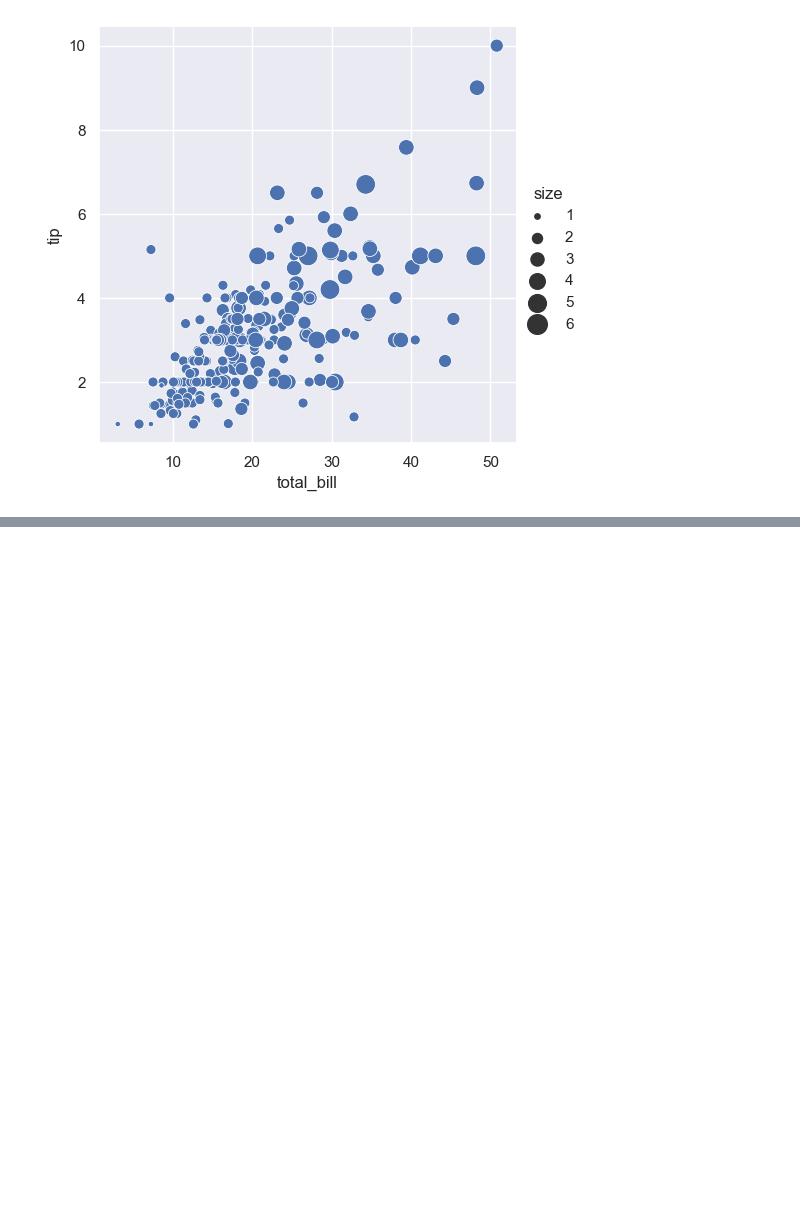
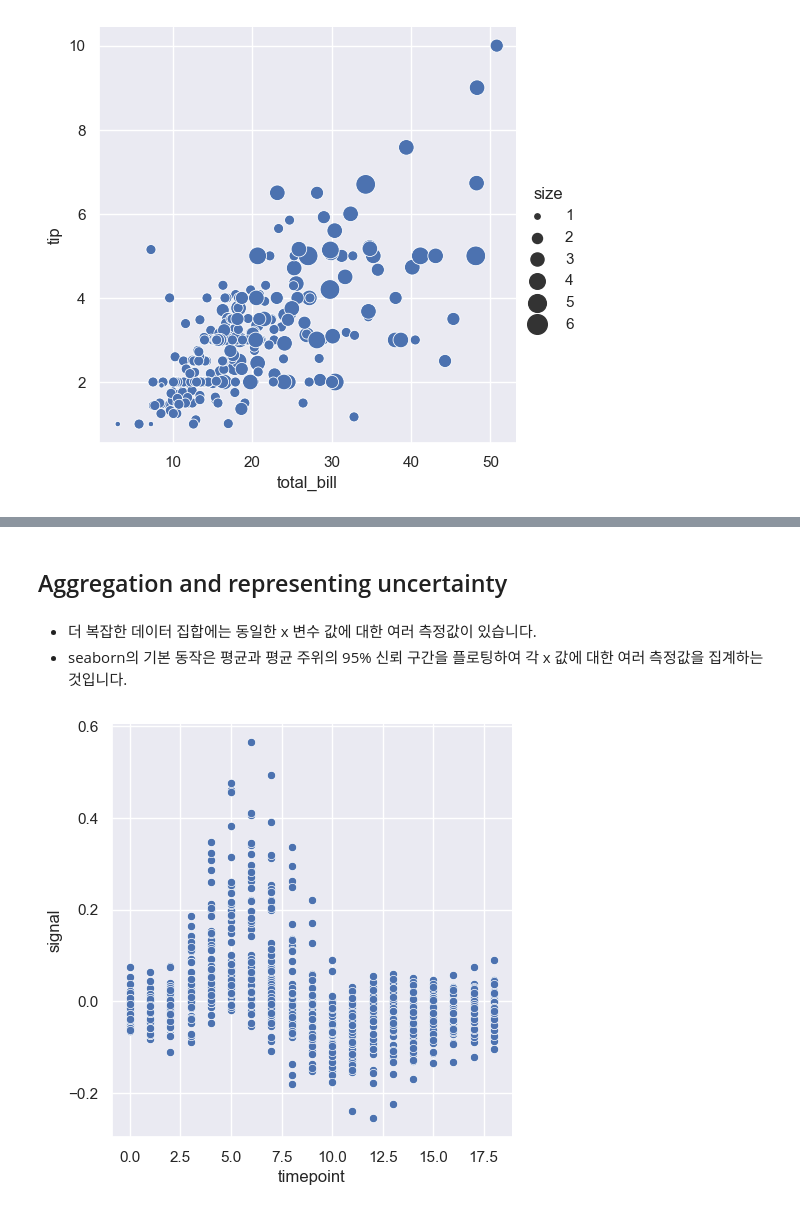
Before and after one commit to kinghy00/Seaborn-Tutorial, a Jupyter notebook: Visualizing_statistical_relationships.ipynb, the cells around one changed output, grey strips where cells are left out. Cells and saved outputs as stored; diff of their text form; code cells hidden in the pictures; blank space fills up the shorter version.

```diff
--- a/Visualizing_statistical_relationships.ipynb
+++ b/Visualizing_statistical_relationships.ipynb
@@ -124,0 +146,11 @@ sns.relplot(
+# %% [markdown]
+## Aggregation and representing uncertainty
+# %% [markdown]
+- 더 복잡한 데이터 집합에는 동일한 x 변수 값에 대한 여러 측정값이 있습니다.
+- seaborn의 기본 동작은 평균과 평균 주위의 95% 신뢰 구간을 플로팅하여 각 x 값에 대한 여러 측정값을 집계하는 것입니다.
+# %%
+# kind='line' 설정을 하지 않았을 경우 => 연속형 변수이지만, 표현은 점으로 되어 있음.
+
+sns.relplot(data=fmri, x="timepoint", y="signal");
+# %% [output]
+[figure, added]
```
Also changed, not shown: parts of 13 cells of this notebook.
